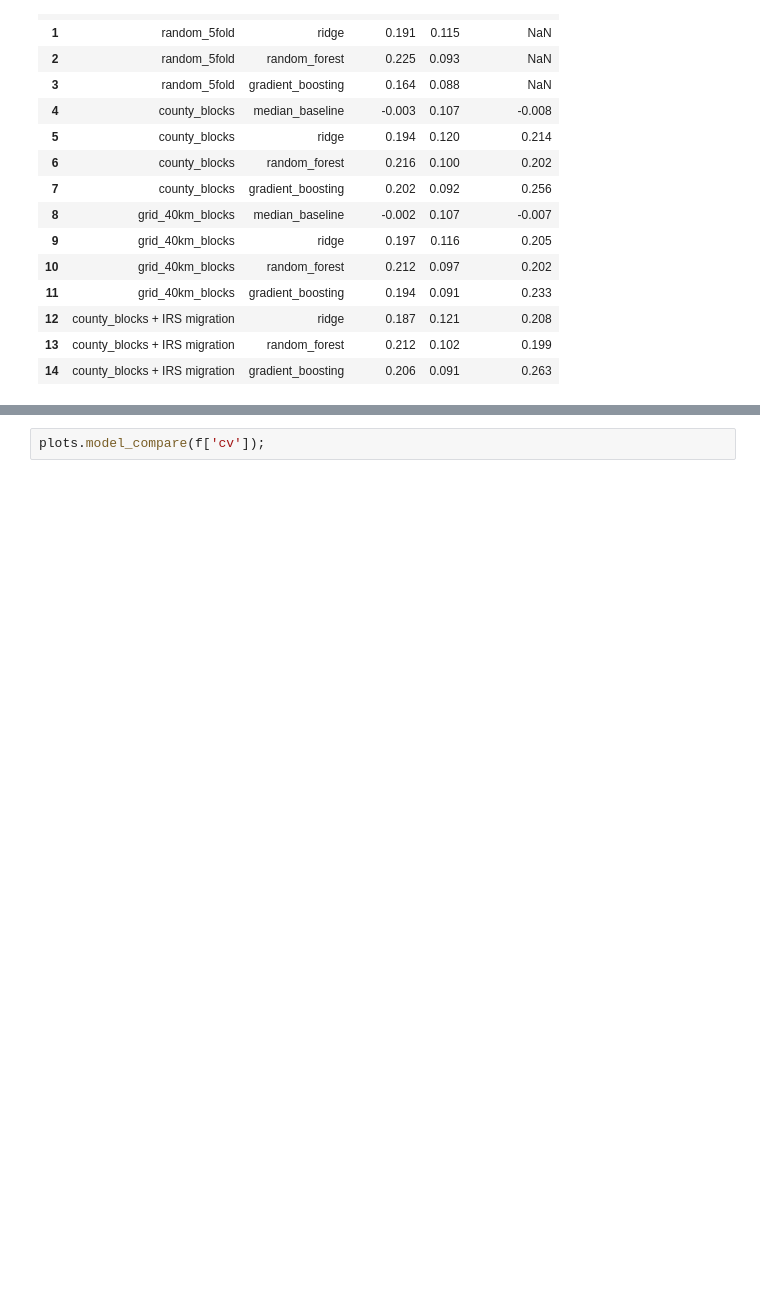
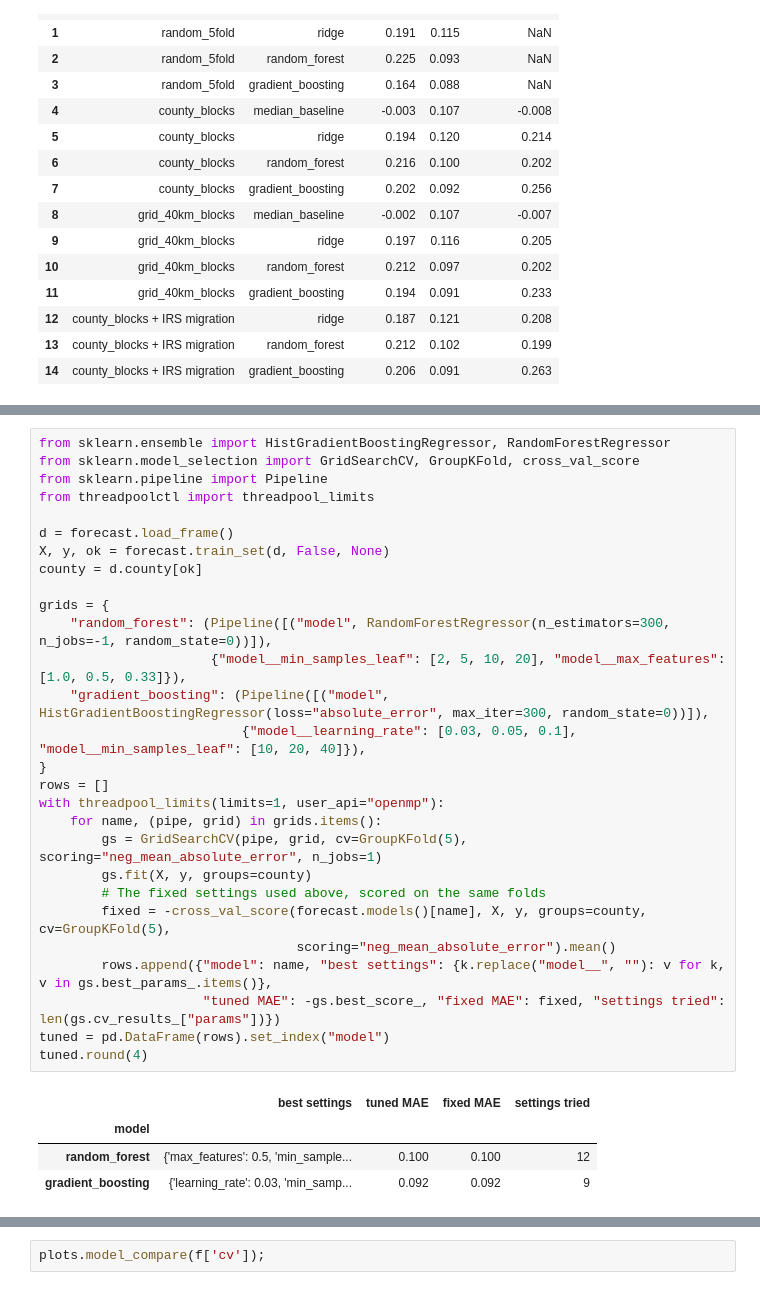
Before and after one commit to yezhanggg/YZMUSA5500, a Jupyter notebook: notebooks/04_payoff_forecast.ipynb, the cells around one changed output, grey strips where cells are left out. Saved outputs shown, nothing was run; the diff lists cells and outputs as text; blank space fills up the shorter version.

```diff
--- a/notebooks/04_payoff_forecast.ipynb
+++ b/notebooks/04_payoff_forecast.ipynb
@@ -267,0 +315,33 @@ f['cv'].round(3)
+# %%
+from sklearn.ensemble import HistGradientBoostingRegressor, RandomForestRegressor
+from sklearn.model_selection import GridSearchCV, GroupKFold, cross_val_score
+from sklearn.pipeline import Pipeline
+from threadpoolctl import threadpool_limits
+
+d = forecast.load_frame()
+X, y, ok = forecast.train_set(d, False, None)
+county = d.county[ok]
+
+grids = {
+    "random_forest": (Pipeline([("model", RandomForestRegressor(n_estimators=300, n_jobs=-1, random_state=0))]),
+                      {"model__min_samples_leaf": [2, 5, 10, 20], "model__max_features": [1.0, 0.5, 0.33]}),
+    "gradient_boosting": (Pipeline([("model", HistGradientBoostingRegressor(loss="absolute_error", max_iter=300, random_state=0))]),
+                          {"model__learning_rate": [0.03, 0.05, 0.1], "model__min_samples_leaf": [10, 20, 40]}),
+}
+rows = []
+with threadpool_limits(limits=1, user_api="openmp"):
+    for name, (pipe, grid) in grids.items():
+        gs = GridSearchCV(pipe, grid, cv=GroupKFold(5), scoring="neg_mean_absolute_error", n_jobs=1)
+        gs.fit(X, y, groups=county)
+        # The fixed settings used above, scored on the same folds
+        fixed = -cross_val_score(forecast.models()[name], X, y, groups=county, cv=GroupKFold(5),
+                                 scoring="neg_mean_absolute_error").mean()
+        rows.append({"model": name, "best settings": {k.replace("model__", ""): v for k, v in gs.best_params_.items()},
+                     "tuned MAE": -gs.best_score_, "fixed MAE": fixed, "settings tried": len(gs.cv_results_["params"])})
+tuned = pd.DataFrame(rows).set_index("model")
+tuned.round(4)
+# %% [output]
+|  | best settings | tuned MAE | fixed MAE | settings tried |
+| model |  |  |  |  |
+| random_forest | {'max_features': 0.5, 'min_sample... | 0.100 | 0.100 | 12 |
+| gradient_boosting | {'learning_rate': 0.03, 'min_samp... | 0.092 | 0.092 | 9 |
```
Also changed, not shown: parts of 8 cells of this notebook, 34 other files.
